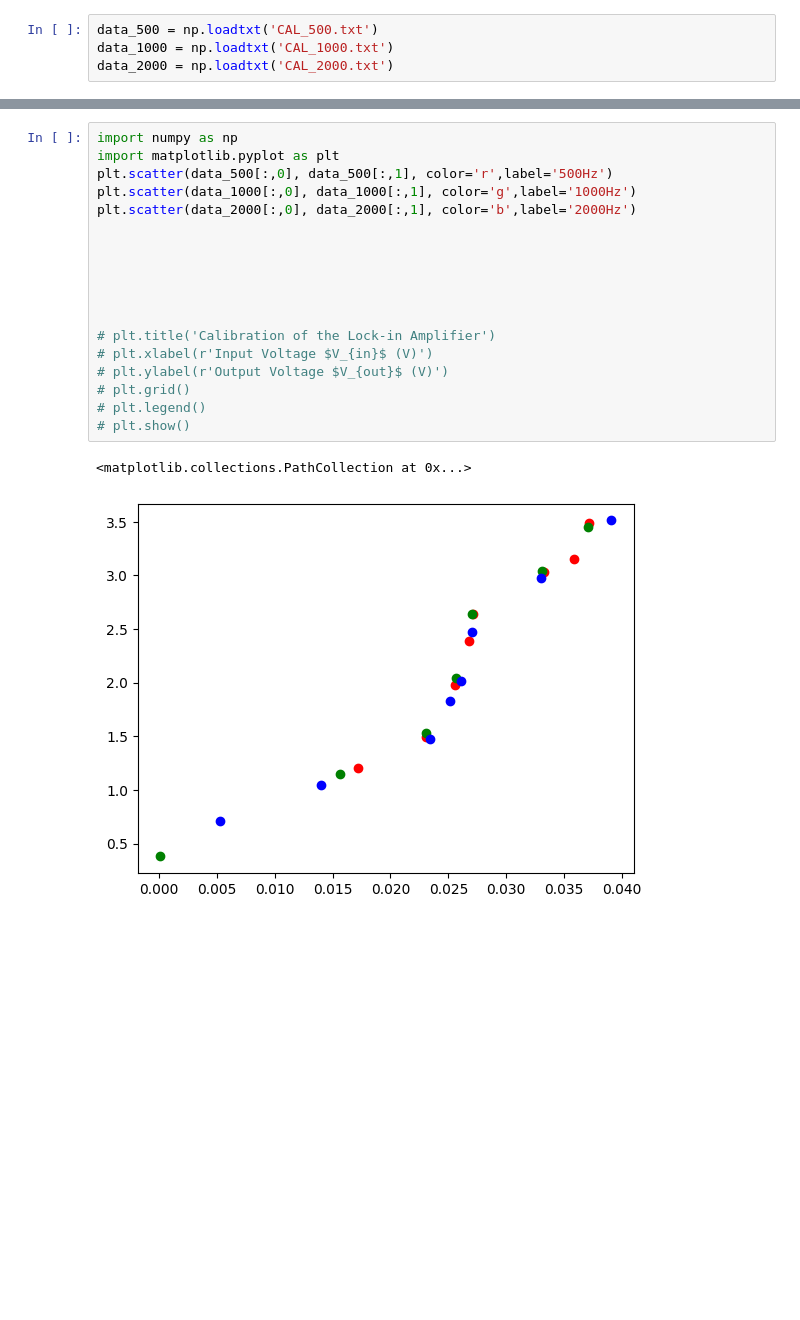
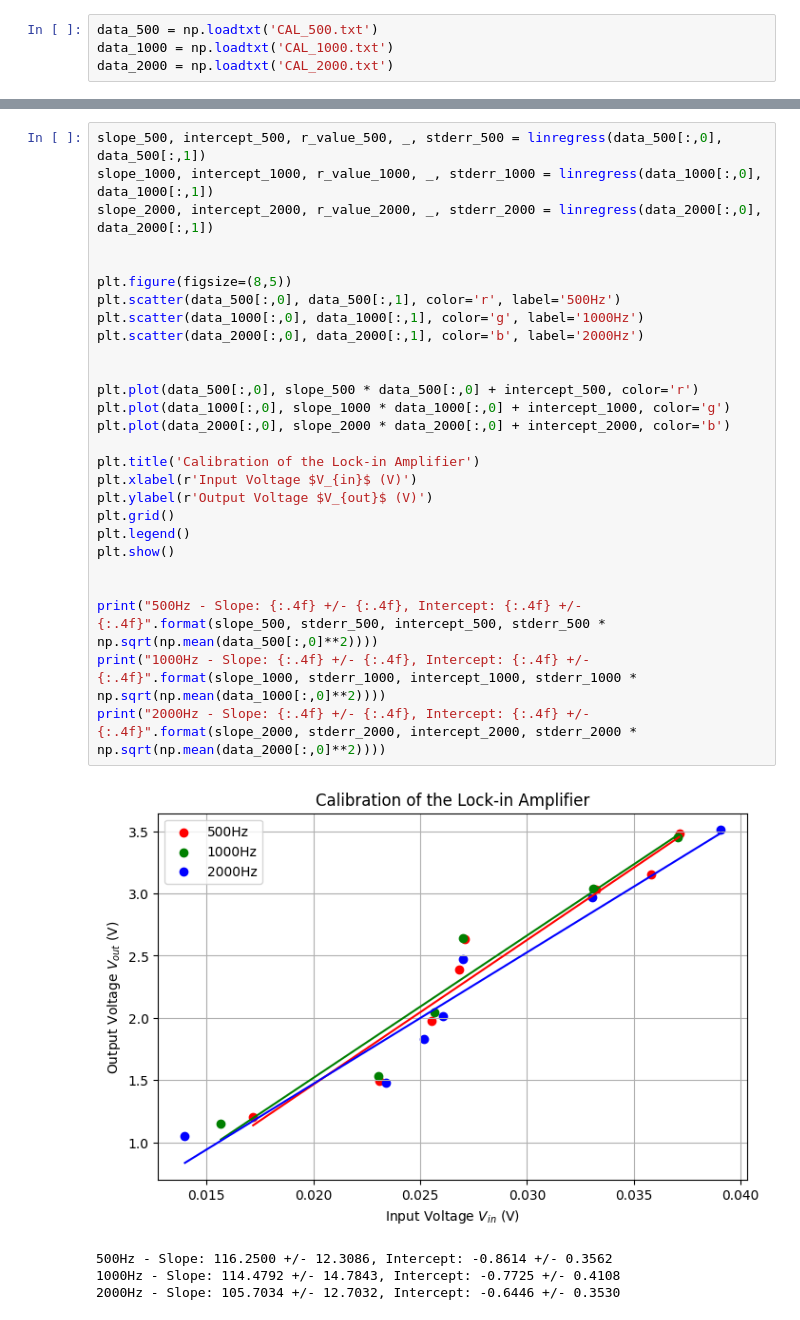
Before and after one commit to ananthapadmanabhan18/Lock_in_Amplifier_with_ExpEyes, a Jupyter notebook: Data/Calibration/plots_CAL.ipynb, the cells around one changed output, grey strips where cells are left out. Cells and saved outputs as stored; diff of their text form; blank space fills up the shorter version.

```diff
--- a/Data/Calibration/plots_CAL.ipynb
+++ b/Data/Calibration/plots_CAL.ipynb
@@ -31,21 +31,32 @@ data_2000 = np.loadtxt('CAL_2000.txt')
 # %%
-import numpy as np
-import matplotlib.pyplot as plt
-plt.scatter(data_500[:,0], data_500[:,1], color='r',label='500Hz')
-plt.scatter(data_1000[:,0], data_1000[:,1], color='g',label='1000Hz')
-plt.scatter(data_2000[:,0], data_2000[:,1], color='b',label='2000Hz')
+slope_500, intercept_500, r_value_500, _, stderr_500 = linregress(data_500[:,0], data_500[:,1])
+slope_1000, intercept_1000, r_value_1000, _, stderr_1000 = linregress(data_1000[:,0], data_1000[:,1])
+slope_2000, intercept_2000, r_value_2000, _, stderr_2000 = linregress(data_2000[:,0], data_2000[:,1])
 
 
+plt.figure(figsize=(8,5))
+plt.scatter(data_500[:,0], data_500[:,1], color='r', label='500Hz')
+plt.scatter(data_1000[:,0], data_1000[:,1], color='g', label='1000Hz')
+plt.scatter(data_2000[:,0], data_2000[:,1], color='b', label='2000Hz')
 
 
+plt.plot(data_500[:,0], slope_500 * data_500[:,0] + intercept_500, color='r')
+plt.plot(data_1000[:,0], slope_1000 * data_1000[:,0] + intercept_1000, color='g')
+plt.plot(data_2000[:,0], slope_2000 * data_2000[:,0] + intercept_2000, color='b')
+
+plt.title('Calibration of the Lock-in Amplifier')
+plt.xlabel(r'Input Voltage $V_{in}$ (V)')
+plt.ylabel(r'Output Voltage $V_{out}$ (V)')
+plt.grid()
+plt.legend()
+plt.show()
 
 
-# plt.title('Calibration of the Lock-in Amplifier')
-# plt.xlabel(r'Input Voltage $V_{in}$ (V)')
-# plt.ylabel(r'Output Voltage $V_{out}$ (V)')
-# plt.grid()
-# plt.legend()
-# plt.show()
+print("500Hz - Slope: {:.4f} +/- {:.4f}, Intercept: {:.4f} +/- {:.4f}".format(slope_500, stderr_500, intercept_500, stderr_500 * np.sqrt(np.mean(data_500[:,0]**2))))
+print("1000Hz - Slope: {:.4f} +/- {:.4f}, Intercept: {:.4f} +/- {:.4f}".format(slope_1000, stderr_1000, intercept_1000, stderr_1000 * np.sqrt(np.mean(data_1000[:,0]**2))))
+print("2000Hz - Slope: {:.4f} +/- {:.4f}, Intercept: {:.4f} +/- {:.4f}".format(slope_2000, stderr_2000, intercept_2000, stderr_2000 * np.sqrt(np.mean(data_2000[:,0]**2))))
 # %% [output]
+[figure, new version]
-<matplotlib.collections.PathCollection at 0x...>
+500Hz - Slope: 116.2500 +/- 12.3086, Intercept: -0.8614 +/- 0.3562
+1000Hz - Slope: 114.4792 +/- 14.7843, Intercept: -0.7725 +/- 0.4108
+2000Hz - Slope: 105.7034 +/- 12.7032, Intercept: -0.6446 +/- 0.3530
-[figure, old version]
```
Also changed, not shown: parts of 2 cells of this notebook, 10 other files.
